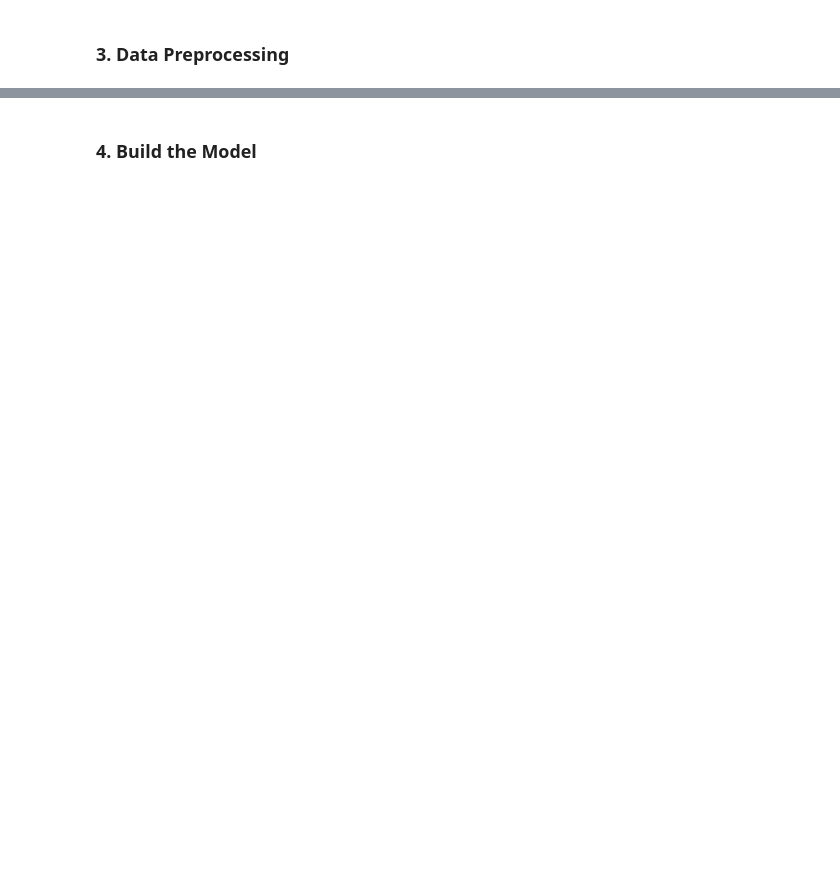
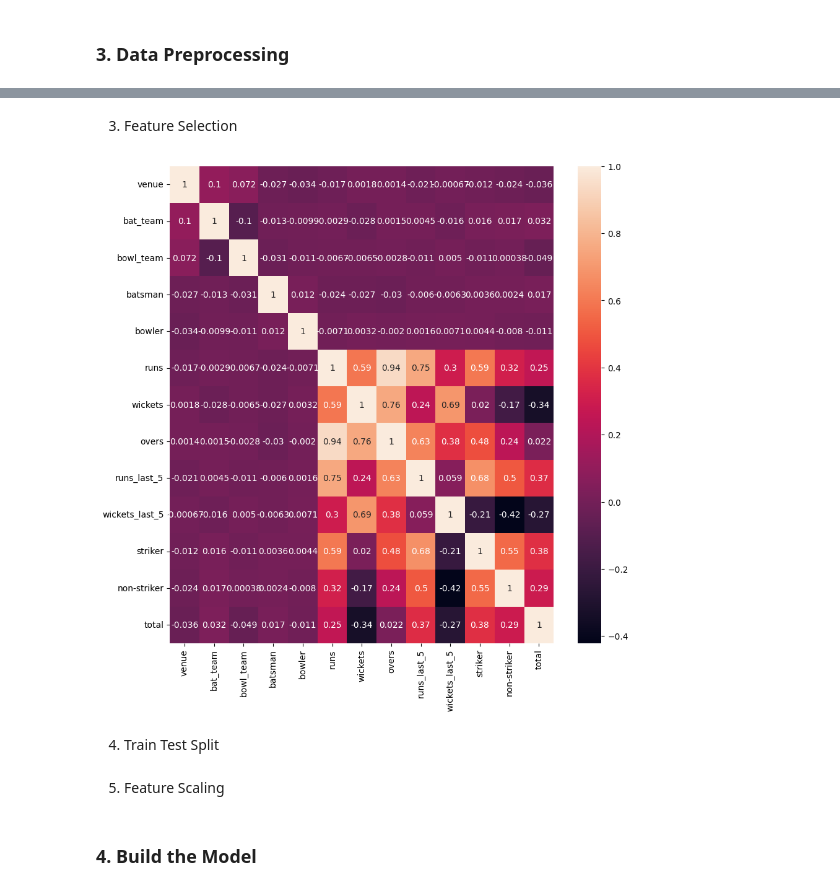
Before and after one commit to fatahrahimi330/100-Machine-Learning-Projects, a Jupyter notebook: 55-IPL Score Prediction/IPLScorePrediction.ipynb, the cells around one changed output, grey strips where cells are left out. Drawn from its saved outputs; the diff is of its cells as text; code cells hidden in the pictures; blank space fills up the shorter version.

```diff
--- a/55-IPL Score Prediction/IPLScorePrediction.ipynb
+++ b/55-IPL Score Prediction/IPLScorePrediction.ipynb
@@ -18,0 +113,24 @@ df.head()
+# %%
+from sklearn.preprocessing import LabelEncoder
+
+cat_cols = ['bat_team', 'bowl_team', 'venue', "batsman", "bowler"]
+
+data_encoded = data.copy()
+
+label_encoders = {}
+
+for col in cat_cols:
+    le = LabelEncoder()
+    data_encoded[col] = le.fit_transform(data_encoded[col])
+    label_encoders[col] = le
+# %% [markdown]
+3. Feature Selection
+# %%
+plt.figure(figsize=(10, 10))
+data_corr = data_encoded.drop(columns=["date", "mid"], axis=1)
+sns.heatmap(data_corr.corr(), annot=True)
+plt.show()
+# %% [output]
+[figure, added]
+# %% [markdown]
+4. Train Test Split
@@ -18,0 +147,2 @@ df.head()
+# %% [markdown]
+5. Feature Scaling
```
Also changed, not shown: parts of 19 cells of this notebook, 4 other files.
